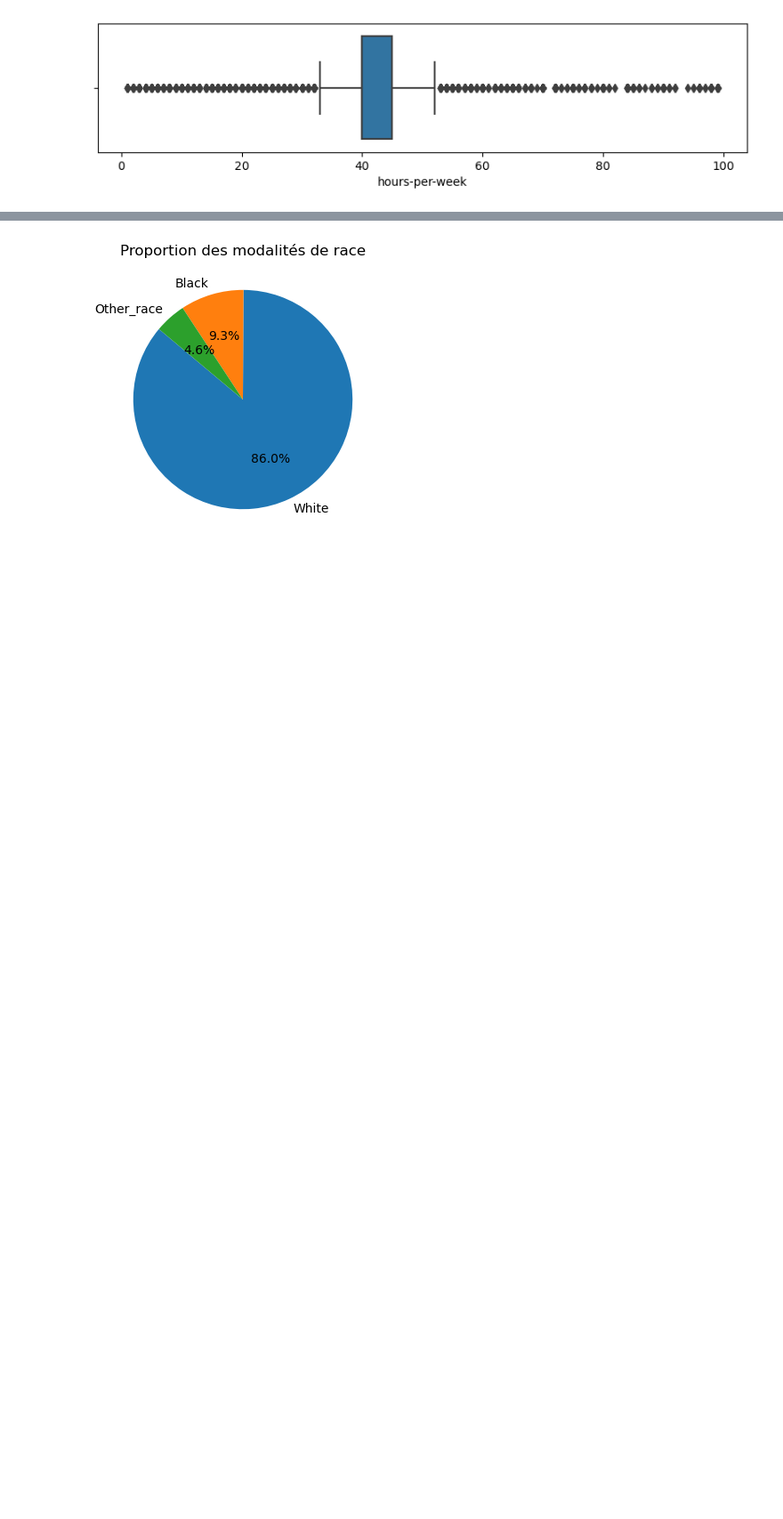
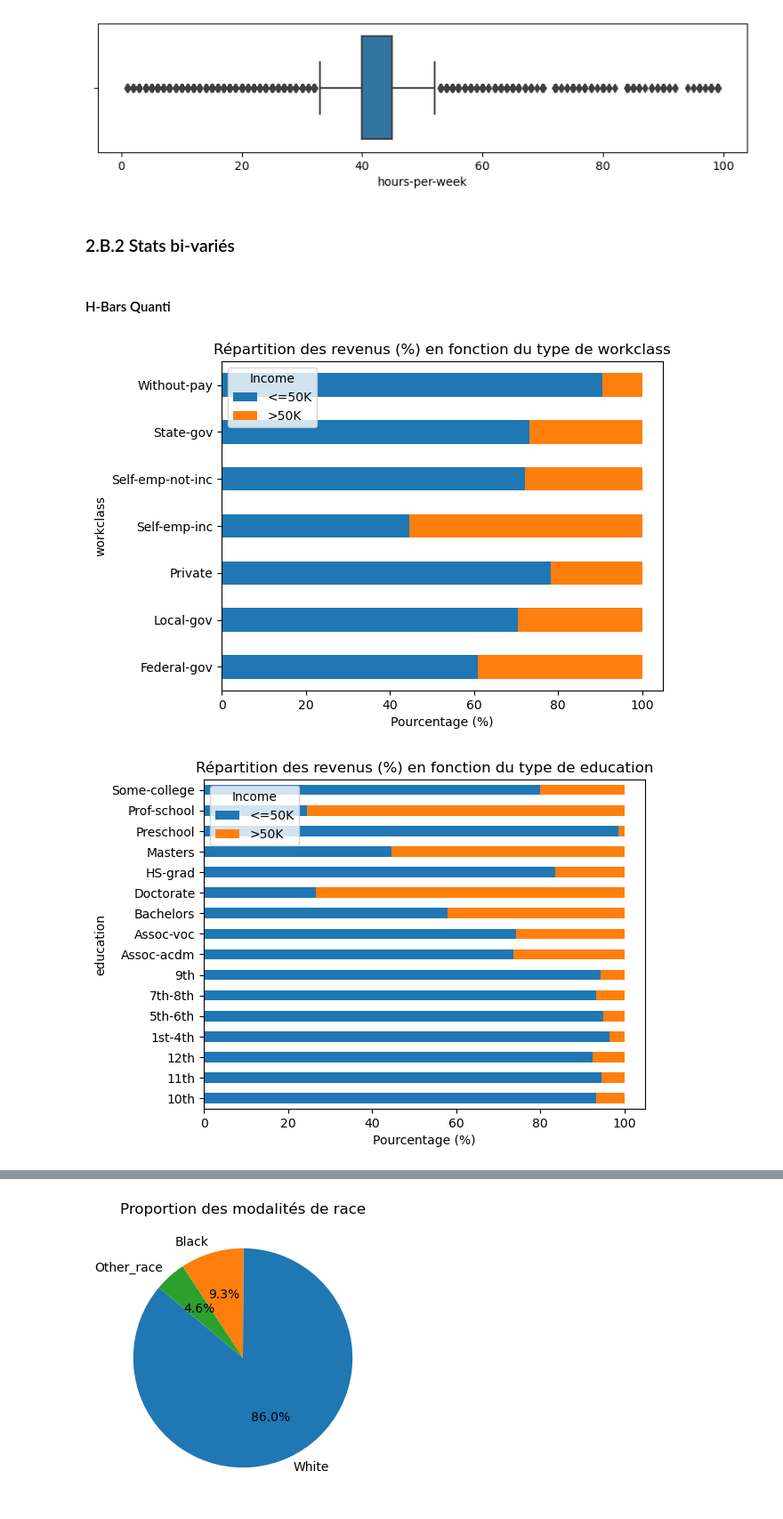
Before and after one commit to Jadorlo/Scoring, a Jupyter notebook: JPT_SCORING_Theo.ipynb, the cells around one changed output, grey strips where cells are left out. Shown at 89% size. Saved outputs shown, nothing was run; the diff lists cells and outputs as text; code cells hidden in the pictures; blank space fills up the shorter version.

Commit message:
Rajout des stats bivariés pour les variables quali grace aux Hbars

```diff
--- a/JPT_SCORING_Theo.ipynb
+++ b/JPT_SCORING_Theo.ipynb
@@ -13,5 +9,5 @@ import seaborn as sns
 # %%
-df = pd.read_csv('revenus.csv')
+df = pd.read_csv(r'files\revenus.csv')
 df
 # %% [output]
 |  | age | workclass | fnlwgt | education | educational-num | marital-status | occupation | relationship | ... |
@@ -148,3 +126,25 @@ for variable in variables_quanti:
 [figure]
 [figure]
 [figure]
+# %% [markdown]
+### 2.B.2 Stats bi-variés
+# %% [markdown]
+#### H-Bars Quanti
+# %%
+# Calcule les pourcentages pour chaque combination workclass et income
+variables_quali2 = ['workclass', 'education', 'marital-status', 'occupation', 'relationship', 'race', 'gender', 'native-country']
+
+for variable in variables_quali2 :
+    grouped = df.groupby([variable, 'income']).size().unstack()
+    percentages = grouped.divide(grouped.sum(axis=1), axis=0) * 100
+
+    # Diagramme en barres avec pourcentages
+    ax = percentages.plot(kind='barh', stacked=True)
+    plt.title('Répartition des revenus (%) en fonction du type de '+ variable )
+    plt.ylabel(variable)
+    plt.xlabel('Pourcentage (%)')
+    plt.legend(title='Income', loc='upper left')
+    plt.show()
+# %% [output]
+[figure, added]
+[figure, added]
```
Also changed, not shown: parts of 25 cells of this notebook.
